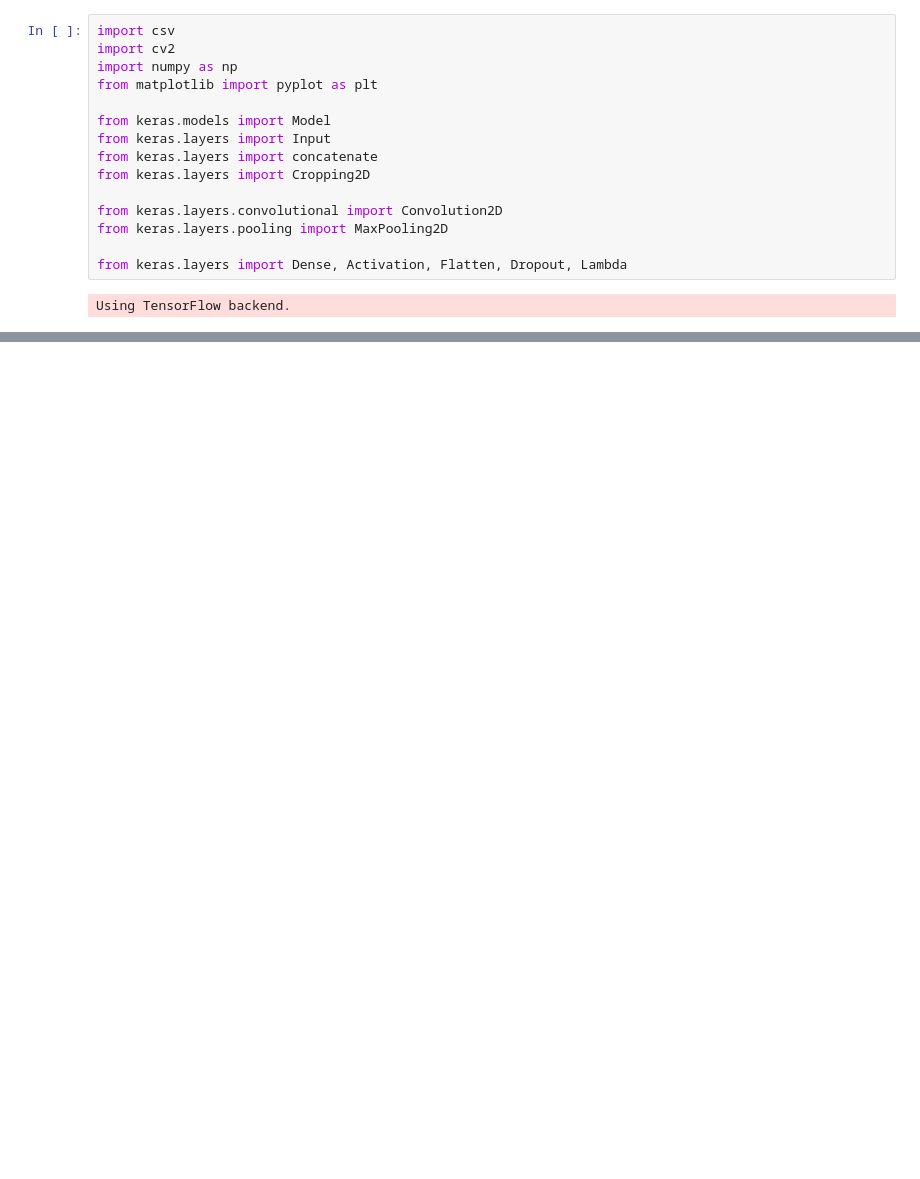
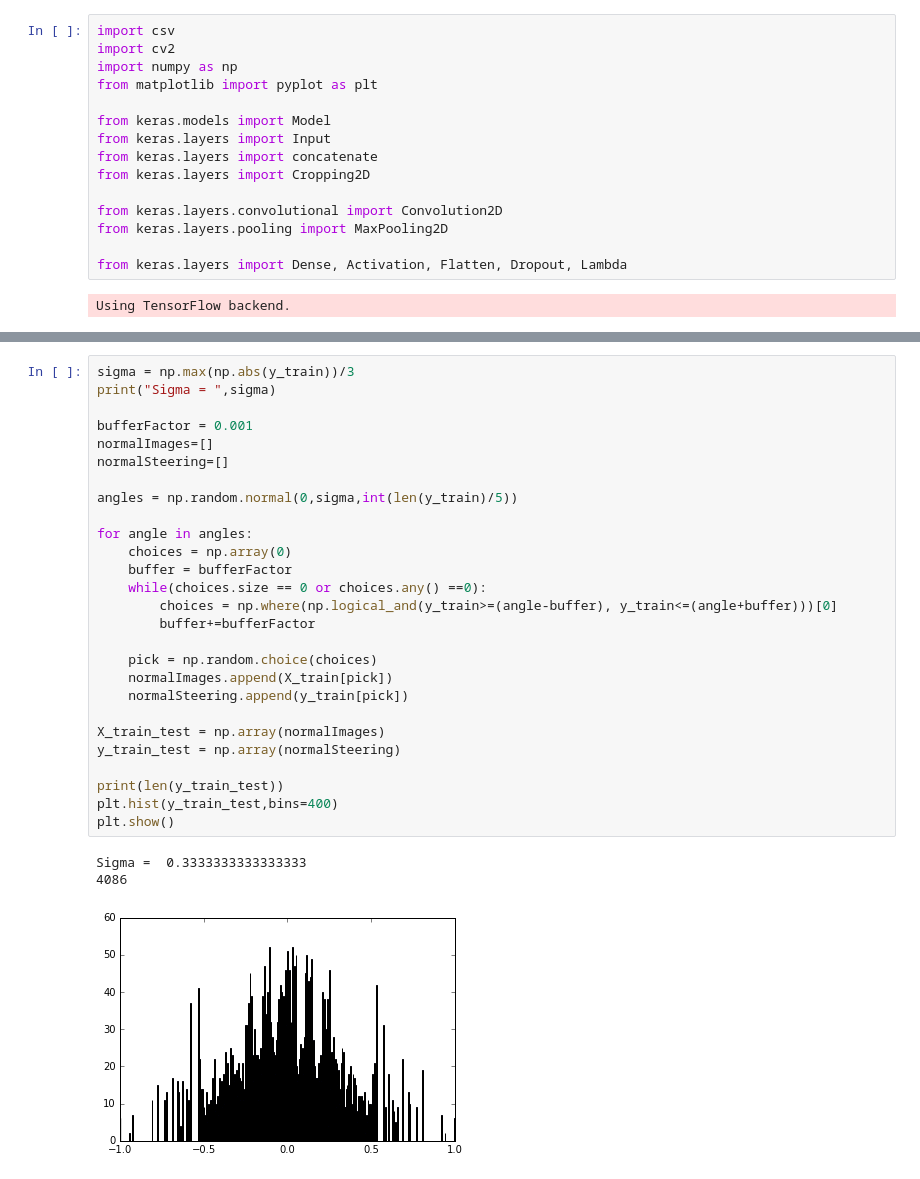
Before and after one commit to Inquisitive-ME/Behavioral-Cloning, a Jupyter notebook: model.ipynb, the cells around one changed output, grey strips where cells are left out. Saved outputs shown, nothing was run; the diff lists cells and outputs as text; blank space fills up the shorter version.

```diff
--- a/model.ipynb
+++ b/model.ipynb
@@ -120,3 +116,34 @@ print(len(X_train))
+# %%
+sigma = np.max(np.abs(y_train))/3
+print("Sigma = ",sigma)
+
+bufferFactor = 0.001
+normalImages=[]
+normalSteering=[]
+
+angles = np.random.normal(0,sigma,int(len(y_train)/5))
+
+for angle in angles:
+    choices = np.array(0)
+    buffer = bufferFactor
+    while(choices.size == 0 or choices.any() ==0):
+        choices = np.where(np.logical_and(y_train>=(angle-buffer), y_train<=(angle+buffer)))[0]
+        buffer+=bufferFactor
+
+    pick = np.random.choice(choices)
+    normalImages.append(X_train[pick])
+    normalSteering.append(y_train[pick])
+
+X_train_test = np.array(normalImages)
+y_train_test = np.array(normalSteering)
+
+print(len(y_train_test))
+plt.hist(y_train_test,bins=400)
+plt.show()
+# %% [output]
+Sigma =  0.3333333333333333
+4086
+[figure, added]
 # %%
 #View Data
 print("Number of images: ",len(X_train))
```
Also changed, not shown: parts of 8 cells of this notebook, 2 other files.
